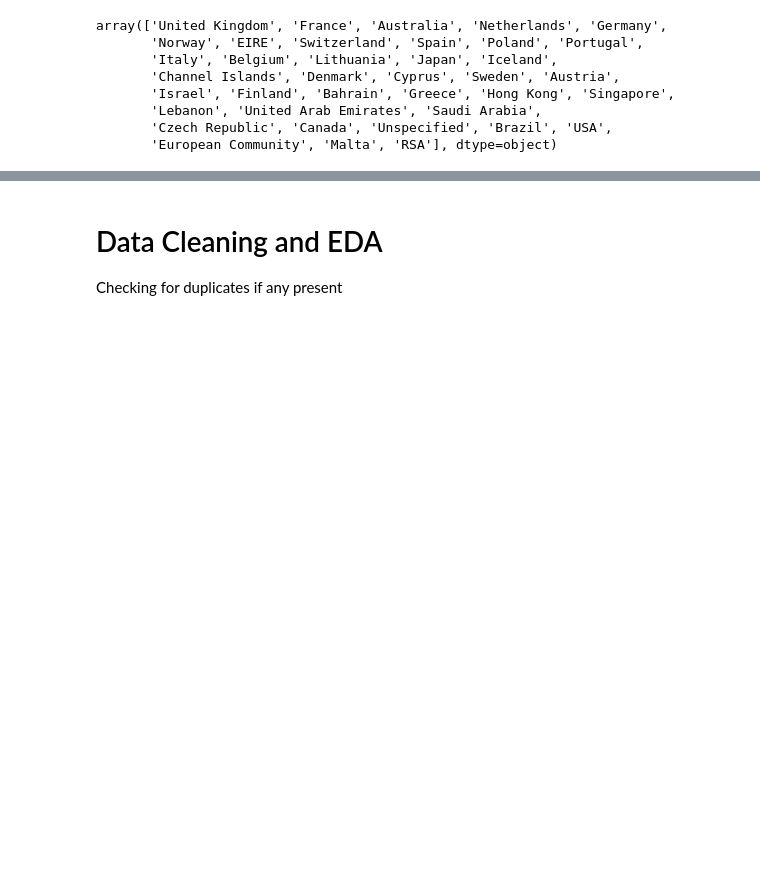
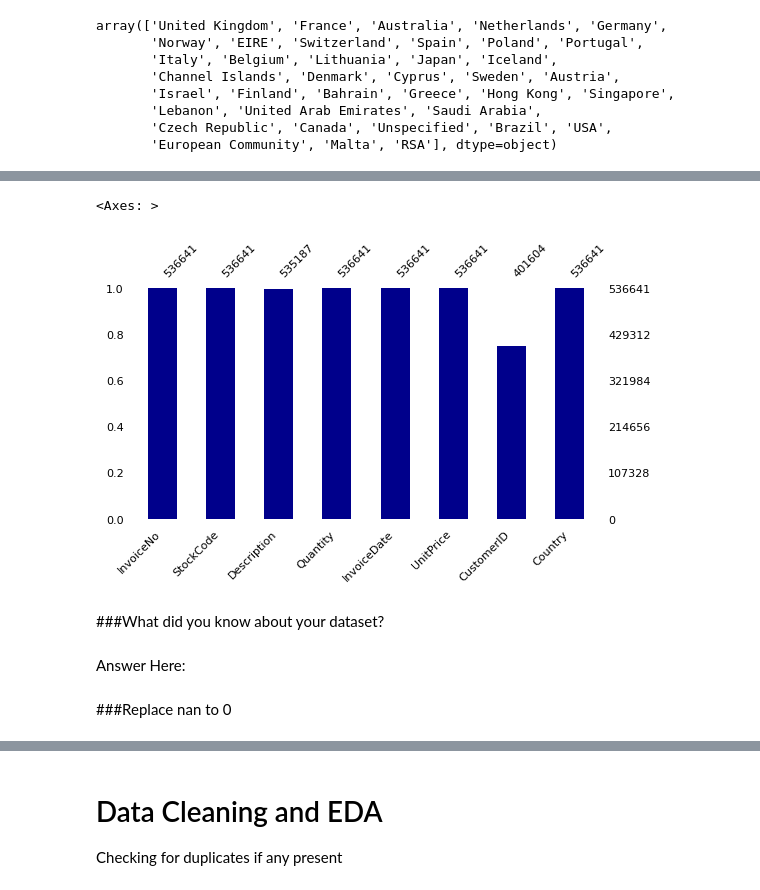
Before and after one commit to dhrisandamedhi/Online_Retail_segmentation, a Jupyter notebook: Online_Retail_Segmentation.ipynb, the cells around one changed output, grey strips where cells are left out. Saved outputs shown, nothing was run; the diff lists cells and outputs as text; code cells hidden in the pictures; blank space fills up the shorter version.

```diff
--- a/Online_Retail_Segmentation.ipynb
+++ b/Online_Retail_Segmentation.ipynb
@@ -85,0 +216,3 @@ array(['United Kingdom', 'France', 'Australia', 'Netherlands', 'Germany',
+# %%
+#drop duplicate
+data.drop_duplicates( inplace=True)
@@ -85,0 +232,12 @@ array(['United Kingdom', 'France', 'Australia', 'Netherlands', 'Germany',
+# %%
+# Visualizing the missing values
+msno.bar(data, figsize=(6,3), fontsize=8, color="darkblue")
+# %% [output]
+<Axes: >
+[figure, added]
+# %% [markdown]
+###What did you know about your dataset?
+# %% [markdown]
+Answer Here:
+# %% [markdown]
+###Replace nan to 0
```
Also changed, not shown: parts of 50 cells of this notebook.
